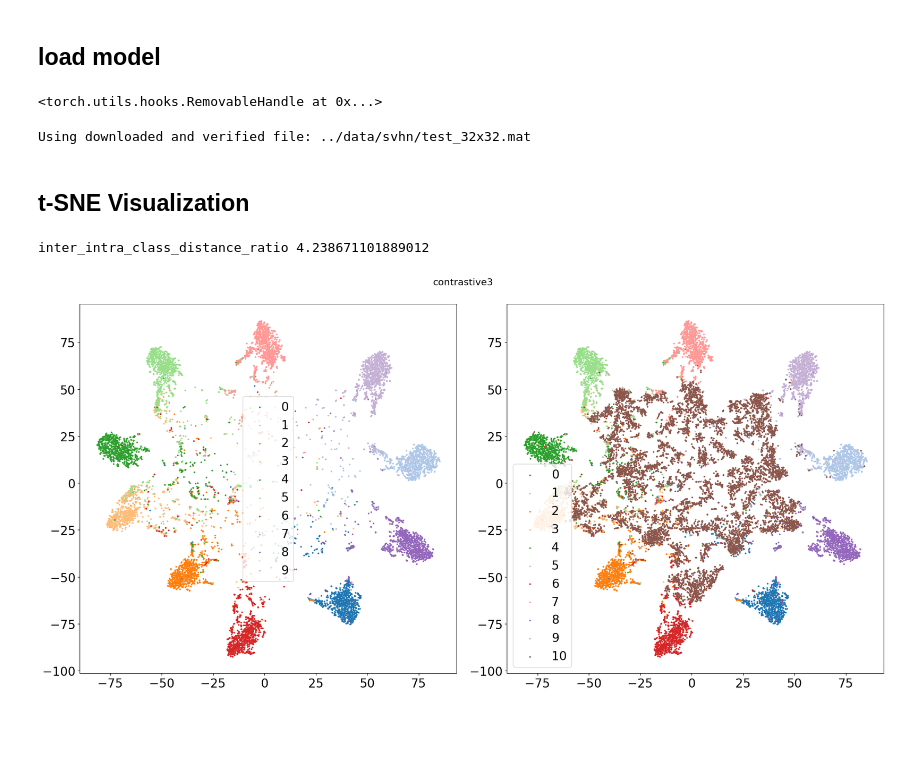
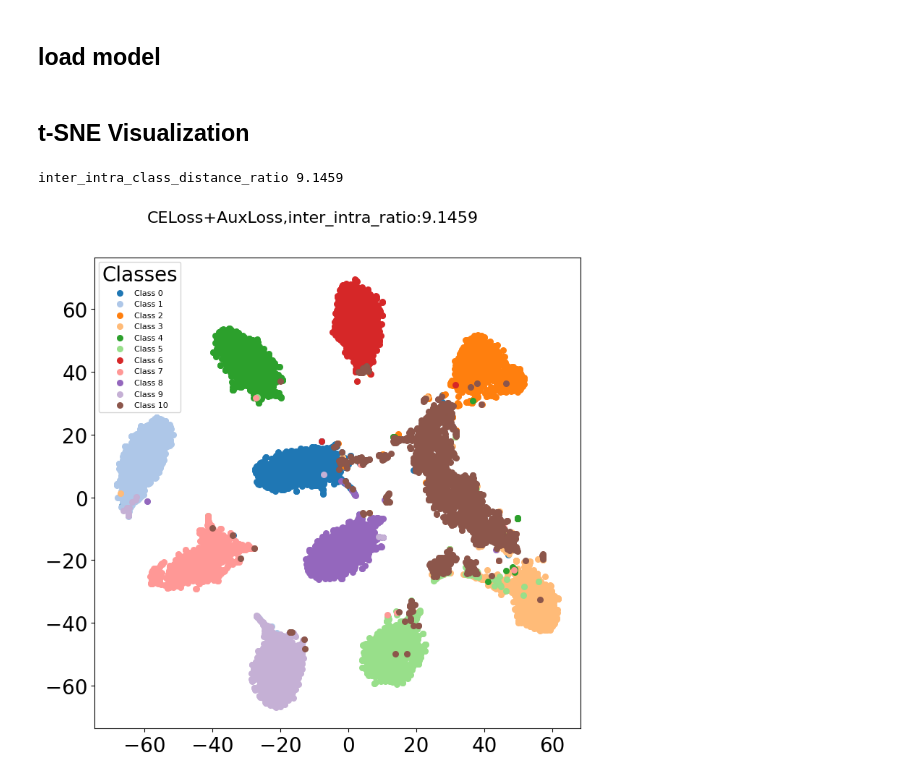
Before and after one commit to buyizhiyou/YYM, a Jupyter notebook: dum/notebooks/tsne_visualization_contrastive.ipynb, the cells around one changed output. Saved outputs shown, nothing was run; the diff lists cells and outputs as text; code cells hidden in the pictures; blank space fills up the shorter version.

```diff
--- a/dum/notebooks/tsne_visualization_contrastive.ipynb
+++ b/dum/notebooks/tsne_visualization_contrastive.ipynb
@@ -27,15 +27,16 @@ from utils.plots_utils import plot_embedding_2d,inter_intra_class_ratio
 # %% [markdown]
 ## load model
 # %%
-device = "cuda:0" if torch.cuda.is_available() else "cpu"
-# Load ResNet model
-model = resnet50(spectral_normalization=True,
-                             mod = True,
-                             mnist = False).to(device)
-# model.load_state_dict(torch.load("../saved_models/run8/resnet50_sn_3.0_mod_seed_1_contrastive3/2024_04_26_16_11_12/resnet50_sn_3.0_mod_seed_1_contrastive3_best.model"))
-# model.load_state_dict(torch.load("../saved_models/run8/resnet50_sn_3.0_mod_seed_1_contrastive3/2024_04_26_16_11_12/resnet50_sn_3.0_mod_seed_1_contrastive3_best.model"))
+device = "cuda:1" if torch.cuda.is_available() else "cpu"
 
-model.load_state_dict(torch.load("/home/sq/YYM/dum/saved_models/run30/resnet50_sn_3.0_mod_seed_1_contrastive3/2024_11_12_19_37_09/resnet50_sn_3.0_mod_seed_1_contrastive3_best_discrimitive.model",map_location=device))
+
+models = {"resnet50": resnet50, "vgg16": vgg16, "vit": vit}
+modelname = "vit"
+model = models[modelname](spectral_normalization=True, mod = True,).to(device)
+model.load_state_dict(torch.load("/home/sq/YYM/dum/saved_models/run42/vit_sn_3.0_mod_seed_1_contrastive3/2025_01_13_03_57_30/vit_sn_3.0_mod_seed_1_contrastive3_best.model",map_location=device))
+# model.load_state_dict(torch.load("/home/sq/YYM/dum/saved_models/run42/resnet50_sn_3.0_mod_seed_1_contrastive3/2025_01_10_22_37_44/resnet50_sn_3.0_mod_seed_1_contrastive3_best.model",map_location=device))
+# model.load_state_dict(torch.load("/home/sq/YYM/dum/saved_models/run42/vgg16_sn_3.0_mod_seed_1_contrastive3/2025_01_10_22_10_30/vgg16_sn_3.0_mod_seed_1_contrastive3_best.model",map_location=device))
+model.eval()
 activation = {}
 
 def get_activation(name):
@@ -43,21 +44,20 @@ def get_activation(name):
         activation[name] = input[0]
     return hook
 
-model.fc.register_forward_hook(get_activation('embedding'))
+# model.fc.register_forward_hook(get_activation('embedding'))
-# %% [output]
-<torch.utils.hooks.RemovableHandle at 0x...>
 # %%
 num_classes = 10
 batch_size = 128
 
 # MNIST data loader
-train_loader,val_loader = cifar10.get_train_valid_loader(batch_size,True,1,0.01,root="../data/")
+train_loader,val_loader = cifar10.get_train_valid_loader(batch_size,True,1,0.01,root="../data/",size=224)
 test_loader2 = cifar10.get_test_loader(
     root="../data/",
-    batch_size=128,
+    batch_size=batch_size,
     sample_size=100000,
+    size = 224
 )
-ood_test_loader = svhn.get_test_loader(batch_size,root="../data/",sample_size=10000)
+ood_test_loader = svhn.get_test_loader(batch_size,root="../data/",sample_size=2000,size=224)
 
 
 Xs = []
@@ -78,8 +78,6 @@ for images,labels in tqdm(test_loader2,dynamic_ncols=True):
     embeddings = model.feature
     Xs.append(embeddings.cpu().detach().numpy())
     ys.append(labels.detach().numpy())
-# %% [output]
-Using downloaded and verified file: ../data/svhn/test_32x32.mat
 # %%
 X = np.concatenate(Xs)
 y = np.concatenate(ys)
@@ -88,8 +88,10 @@ y = np.concatenate(ys)
 # %%
 tsne = TSNE(n_components=2, init='pca', perplexity=50,random_state=0)
 X_tsne = tsne.fit_transform(X)
-_ = plot_embedding_2d(X_tsne,y,10,"contrastive3")
-print("inter_intra_class_distance_ratio",inter_intra_class_ratio(X,y))
+ratio = round(inter_intra_class_ratio(X,y),4)
+fig = plot_embedding_2d(X_tsne,y,10,f"CELoss+AuxLoss,inter_intra_ratio:{ratio}")
+print("inter_intra_class_distance_ratio",ratio)
+fig.savefig(os.path.join(f"pngs/{modelname}/", f"{modelname}_tsne_feature_c"), dpi=50, bbox_inches='tight')
 # %% [output]
-inter_intra_class_distance_ratio 4.238671101889012
+inter_intra_class_distance_ratio 9.1459
-[figure, old version]
+[figure, new version]
```
Also changed, not shown: parts of 2 cells of this notebook, 19 other files.
